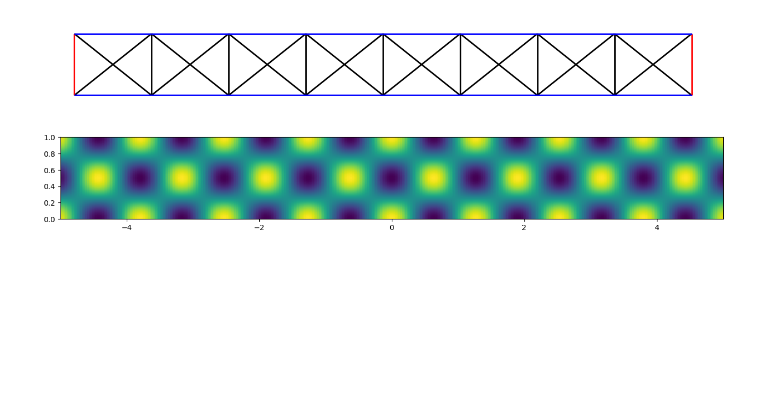
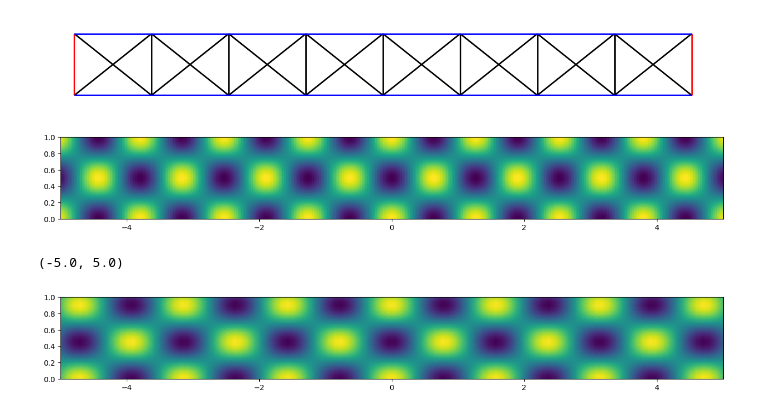
Before and after one commit to MPenaR/Trefftz, a Jupyter notebook: notebooks/playground.ipynb, the cells around one changed output. Saved outputs shown, nothing was run; the diff lists cells and outputs as text; code cells hidden in the pictures; blank space fills up the shorter version.

Commit message:
Trefftz function for complex data

```diff
--- a/notebooks/playground.ipynb
+++ b/notebooks/playground.ipynb
@@ -12,3 +13,5 @@ k = 8
 waveguide.plot_field(Mode(n=2, k=k), real_part=True, N=400)
 # %% [output]
 [figure]
+# %%
+u = ComplexFunction(waveguide.domain, 3, k)
@@ -15 +20,15 @@ waveguide.plot_field(Mode(n=2, k=k), real_part=True, N=400)
+# %%
+x = np.linspace(-5,5,100)
+y = np.linspace(0,1,20)
+X, Y = np.meshgrid(x, y)
+Z = u(X.flatten(), Y.flatten()).reshape(X.shape)
+import matplotlib.pyplot as plt
+
+fig, ax = plt.subplots(figsize=(16,2))
+ax.pcolormesh(X,Y,np.real(Z), shading="gouraud")
+ax.set_ylim([0,1])
+ax.set_xlim([-5,5])
+# %% [output]
+(-5.0, 5.0)
+[figure, added]
 # %%
```
Also changed, not shown: parts of 3 cells of this notebook, 3 other files.
